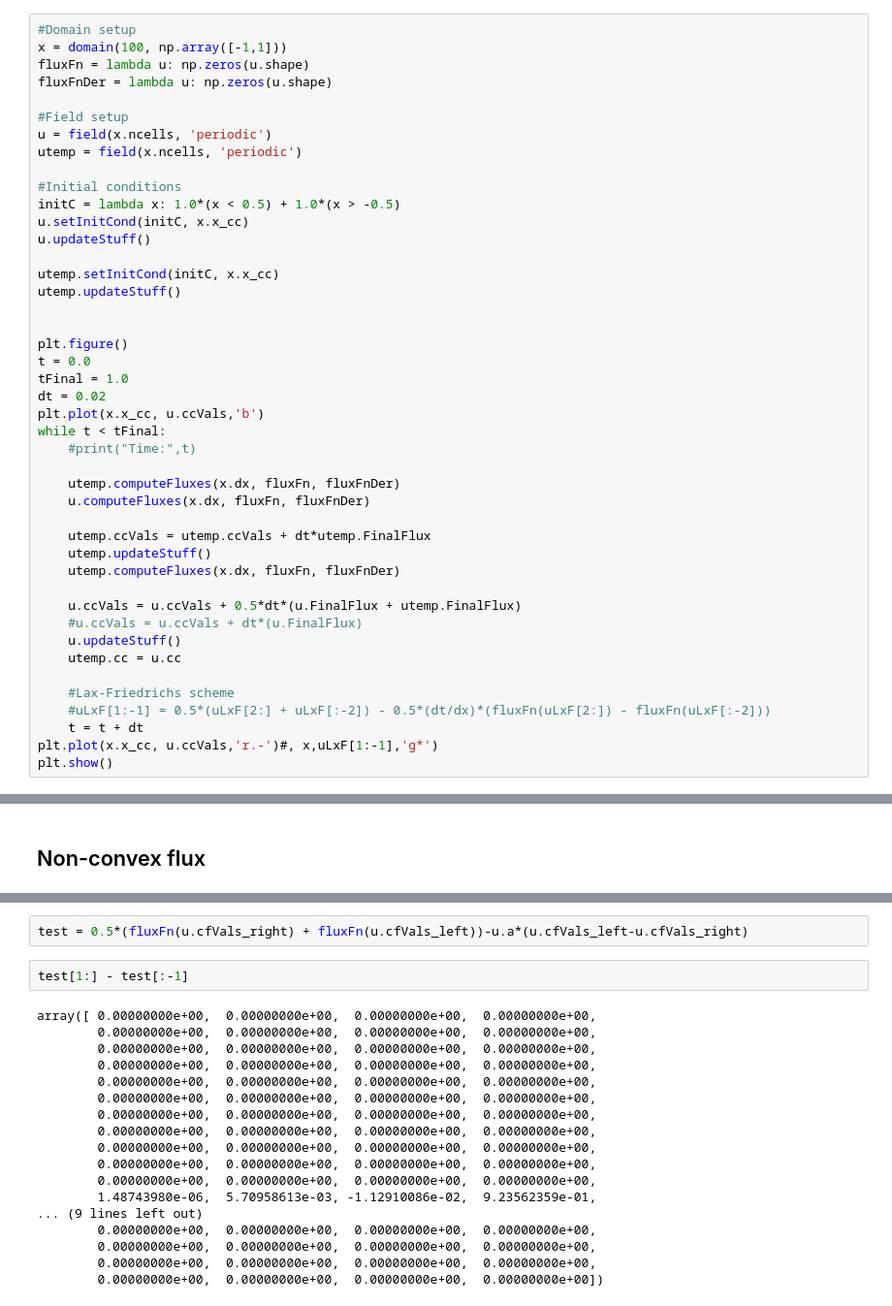
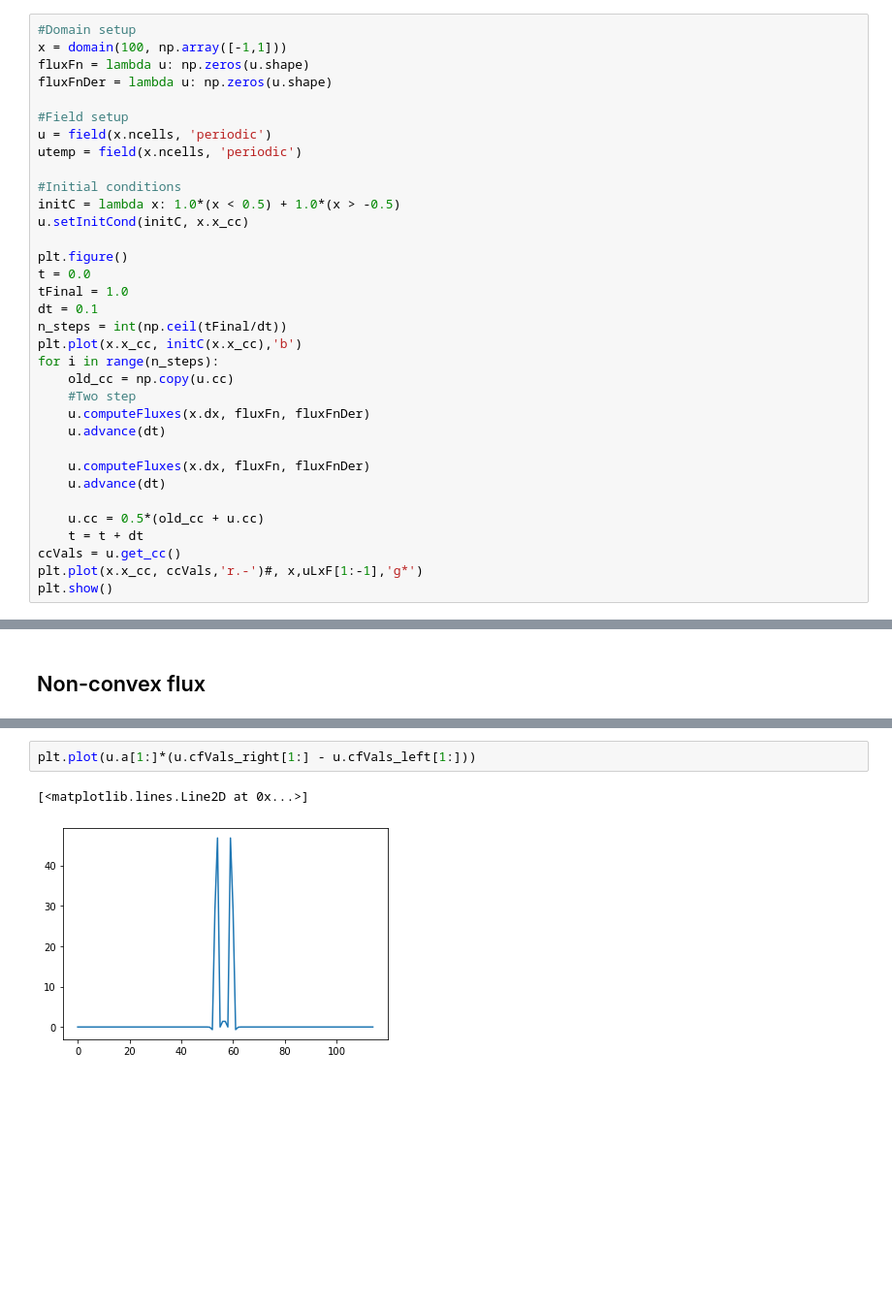
Before and after one commit to Hemadityamalla/gasD, a Jupyter notebook: New high-resolution central schemes for nonlinear conservation laws and convection–diffusion equations.ipynb, the cells around one changed output, grey strips where cells are left out. Shown at 97% size. Saved outputs shown, nothing was run; the diff lists cells and outputs as text; blank space fills up the shorter version.

```diff
--- a/New high-resolution central schemes for nonlinear conservation laws and convection–diffusion equations.ipynb
+++ b/New high-resolution central schemes for nonlinear conservation laws and convection–diffusion equations.ipynb
@@ -105,36 +117,26 @@ utemp = field(x.ncells, 'periodic')
 #Initial conditions
 initC = lambda x: 1.0*(x < 0.5) + 1.0*(x > -0.5)
 u.setInitCond(initC, x.x_cc)
-u.updateStuff()
-
-utemp.setInitCond(initC, x.x_cc)
-utemp.updateStuff()
-
 
 plt.figure()
 t = 0.0
 tFinal = 1.0
-dt = 0.02
-plt.plot(x.x_cc, u.ccVals,'b')
-while t < tFinal:
-    #print("Time:",t)
+dt = 0.1
+n_steps = int(np.ceil(tFinal/dt))
+plt.plot(x.x_cc, initC(x.x_cc),'b')
+for i in range(n_steps):
+    old_cc = np.copy(u.cc)
+    #Two step
+    u.computeFluxes(x.dx, fluxFn, fluxFnDer)
+    u.advance(dt)
 
-    utemp.computeFluxes(x.dx, fluxFn, fluxFnDer)
     u.computeFluxes(x.dx, fluxFn, fluxFnDer)
+    u.advance(dt)
 
-    utemp.ccVals = utemp.ccVals + dt*utemp.FinalFlux
-    utemp.updateStuff()
-    utemp.computeFluxes(x.dx, fluxFn, fluxFnDer)
-
-    u.ccVals = u.ccVals + 0.5*dt*(u.FinalFlux + utemp.FinalFlux)
-    #u.ccVals = u.ccVals + dt*(u.FinalFlux)
-    u.updateStuff()
-    utemp.cc = u.cc
-
-    #Lax-Friedrichs scheme
-    #uLxF[1:-1] = 0.5*(uLxF[2:] + uLxF[:-2]) - 0.5*(dt/dx)*(fluxFn(uLxF[2:]) - fluxFn(uLxF[:-2]))
+    u.cc = 0.5*(old_cc + u.cc)
     t = t + dt
-plt.plot(x.x_cc, u.ccVals,'r.-')#, x,uLxF[1:-1],'g*')
+ccVals = u.get_cc()
+plt.plot(x.x_cc, ccVals,'r.-')#, x,uLxF[1:-1],'g*')
 plt.show()
 # %% [output]
 [figure]
@@ -311,22 +299,5 @@ plt.show()
-# %%
-test = 0.5*(fluxFn(u.cfVals_right) + fluxFn(u.cfVals_left))-u.a*(u.cfVals_left-u.cfVals_right)
-# %%
-test[1:] - test[:-1]
-# %% [output]
-array([ 0.00000000e+00,  0.00000000e+00,  0.00000000e+00,  0.00000000e+00,
-        0.00000000e+00,  0.00000000e+00,  0.00000000e+00,  0.00000000e+00,
-        0.00000000e+00,  0.00000000e+00,  0.00000000e+00,  0.00000000e+00,
-        0.00000000e+00,  0.00000000e+00,  0.00000000e+00,  0.00000000e+00,
-        0.00000000e+00,  0.00000000e+00,  0.00000000e+00,  0.00000000e+00,
-        0.00000000e+00,  0.00000000e+00,  0.00000000e+00,  0.00000000e+00,
-        0.00000000e+00,  0.00000000e+00,  0.00000000e+00,  0.00000000e+00,
-        0.00000000e+00,  0.00000000e+00,  0.00000000e+00,  0.00000000e+00,
-        0.00000000e+00,  0.00000000e+00,  0.00000000e+00,  0.00000000e+00,
-        0.00000000e+00,  0.00000000e+00,  0.00000000e+00,  0.00000000e+00,
-        0.00000000e+00,  0.00000000e+00,  0.00000000e+00,  0.00000000e+00,
-        1.48743980e-06,  5.70958613e-03, -1.12910086e-02,  9.23562359e-01,
-... (9 lines left out)
-        0.00000000e+00,  0.00000000e+00,  0.00000000e+00,  0.00000000e+00,
-        0.00000000e+00,  0.00000000e+00,  0.00000000e+00,  0.00000000e+00,
-        0.00000000e+00,  0.00000000e+00,  0.00000000e+00,  0.00000000e+00,
-        0.00000000e+00,  0.00000000e+00,  0.00000000e+00,  0.00000000e+00])
+# %%
+plt.plot(u.a[1:]*(u.cfVals_right[1:] - u.cfVals_left[1:]))
+# %% [output]
+[<matplotlib.lines.Line2D at 0x...>]
+[figure, added]
```
Also changed, not shown: parts of 7 cells of this notebook.
